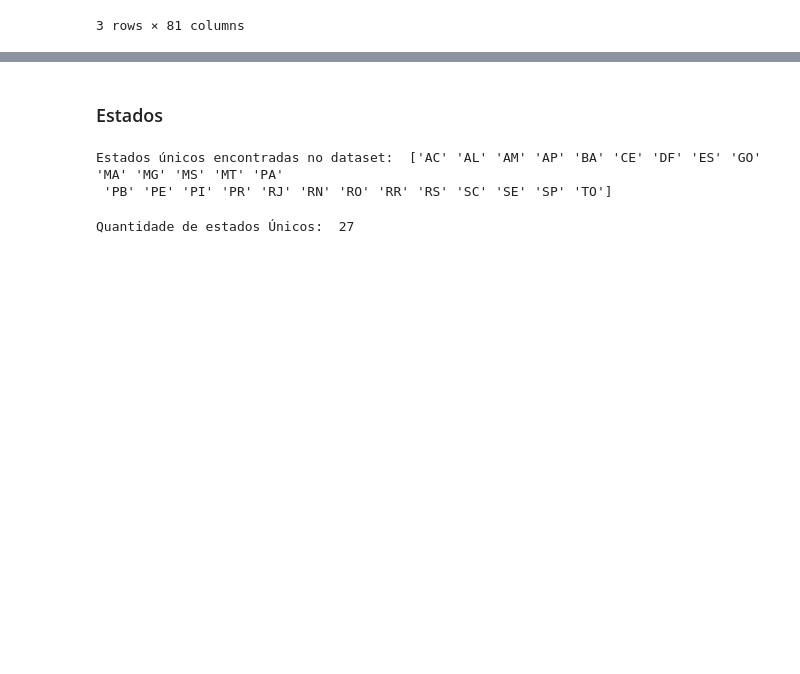
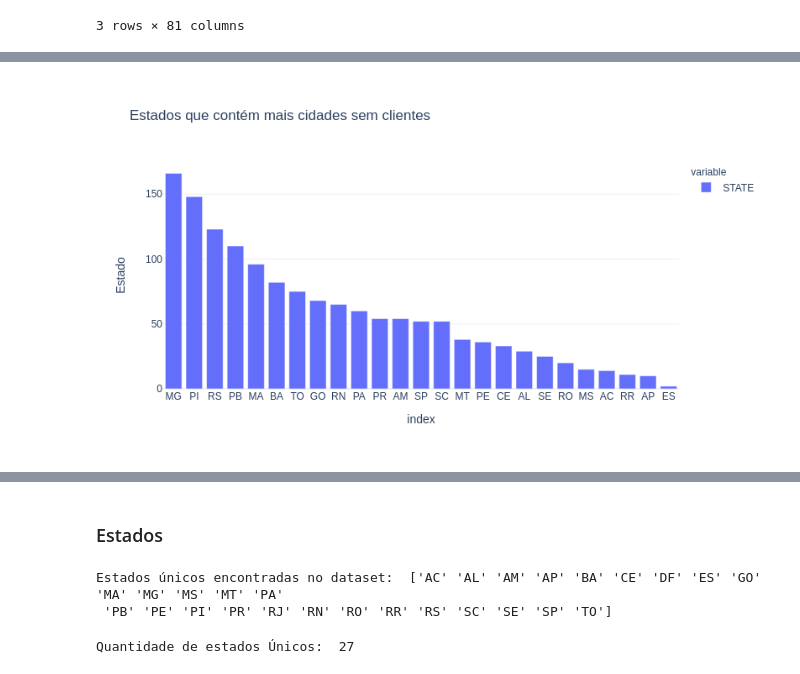
Before and after one commit to vf-fontes/intro-cd, a Jupyter notebook: 20200930_Olist.ipynb, the cells around one changed output, grey strips where cells are left out. Drawn from its saved outputs; the diff is of its cells as text; code cells hidden in the pictures; blank space fills up the shorter version.

```diff
--- a/20200930_Olist.ipynb
+++ b/20200930_Olist.ipynb
@@ -132,7 +143,8 @@ df_cidades_sem_clientes.head(3)
 3 rows × 81 columns
 # %%
 # Estados que contpem mais cidades sem clientes
-X=df_cidades_sem_clientes.STATE.value_counts()
-fig = px.bar(X, title='Estados que contém mais cidades sem clientes',labels={'count': 'Quantidade de Cidades', 'value':'Estado'},template='plotly_white')
+gitly = GitlyPlotter('github')
+data=df_cidades_sem_clientes.STATE.value_counts()
+fig = px.bar(data, title='Estados que contém mais cidades sem clientes',labels={'count': 'Quantidade de Cidades', 'value':'Estado'},template='plotly_white')
 gitly.show(fig)
 # %% [output]
@@ -140,3 +151,4 @@ gitly.show(fig)
+[figure, added]
 # %%
 # Levando em consideração que marjoritariamente a população que realiza compras onlines estão entre adolescenter e adultos,
 # podemos considerar que a feature "IBGE_15-59" é o Potencial público alvo que OLIST poderia buscar como clientes
```
Also changed, not shown: parts of 11 cells of this notebook.
